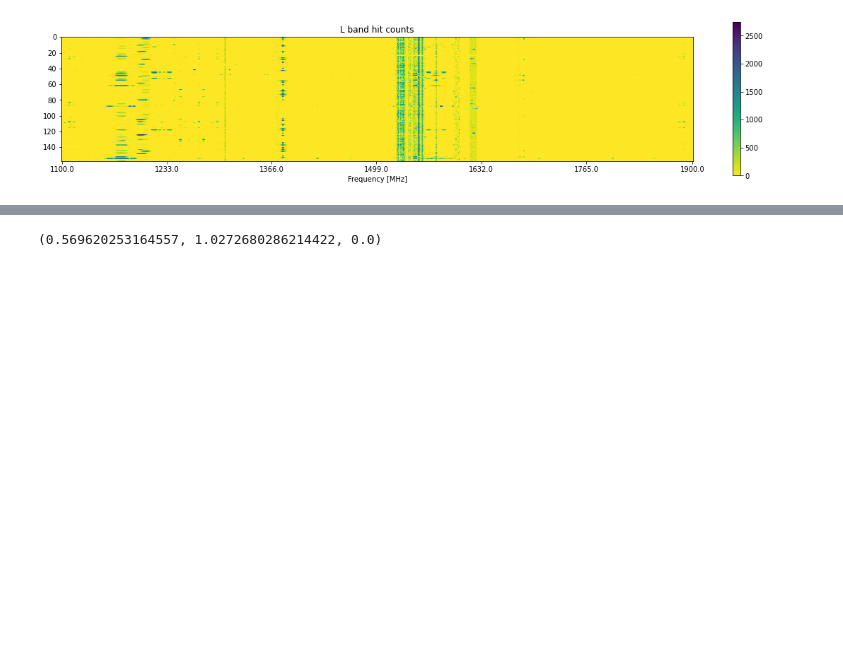
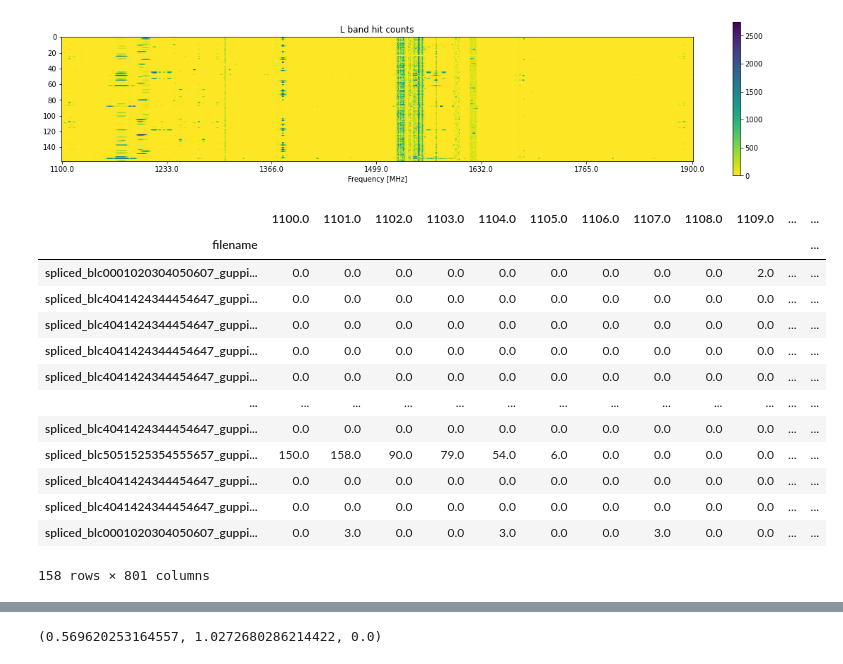
Before and after one commit to dbautista98/Breakthrough_Listen, a Jupyter notebook: turboSETI_vs_energy_detection.ipynb, the cells around one changed output, grey strips where cells are left out. Saved outputs shown, nothing was run; the diff lists cells and outputs as text; code cells hidden in the pictures; blank space fills up the shorter version.

```diff
--- a/turboSETI_vs_energy_detection.ipynb
+++ b/turboSETI_vs_energy_detection.ipynb
@@ -289,4 +296,21 @@ plt.title("L band hit counts")
 plt.show()
 # %% [output]
 [figure]
+# %%
+band
+# %% [output]
+|  | 1100.0 | 1101.0 | 1102.0 | 1103.0 | 1104.0 | 1105.0 | 1106.0 | 1107.0 | 1108.0 | 1109.0 | ... | ... |
+| filename |  |  |  |  |  |  |  |  |  |  |  | ... |
+| spliced_blc0001020304050607_guppi... | 0.0 | 0.0 | 0.0 | 0.0 | 0.0 | 0.0 | 0.0 | 0.0 | 0.0 | 2.0 | ... | ... |
+| spliced_blc4041424344454647_guppi... | 0.0 | 0.0 | 0.0 | 0.0 | 0.0 | 0.0 | 0.0 | 0.0 | 0.0 | 0.0 | ... | ... |
+| spliced_blc4041424344454647_guppi... | 0.0 | 0.0 | 0.0 | 0.0 | 0.0 | 0.0 | 0.0 | 0.0 | 0.0 | 0.0 | ... | ... |
+| spliced_blc4041424344454647_guppi... | 0.0 | 0.0 | 0.0 | 0.0 | 0.0 | 0.0 | 0.0 | 0.0 | 0.0 | 0.0 | ... | ... |
+| spliced_blc4041424344454647_guppi... | 0.0 | 0.0 | 0.0 | 0.0 | 0.0 | 0.0 | 0.0 | 0.0 | 0.0 | 0.0 | ... | ... |
+| ... | ... | ... | ... | ... | ... | ... | ... | ... | ... | ... | ... | ... |
+| spliced_blc4041424344454647_guppi... | 0.0 | 0.0 | 0.0 | 0.0 | 0.0 | 0.0 | 0.0 | 0.0 | 0.0 | 0.0 | ... | ... |
+| spliced_blc5051525354555657_guppi... | 150.0 | 158.0 | 90.0 | 79.0 | 54.0 | 6.0 | 0.0 | 0.0 | 0.0 | 0.0 | ... | ... |
+| spliced_blc4041424344454647_guppi... | 0.0 | 0.0 | 0.0 | 0.0 | 0.0 | 0.0 | 0.0 | 0.0 | 0.0 | 0.0 | ... | ... |
+| spliced_blc4041424344454647_guppi... | 0.0 | 0.0 | 0.0 | 0.0 | 0.0 | 0.0 | 0.0 | 0.0 | 0.0 | 0.0 | ... | ... |
+| spliced_blc0001020304050607_guppi... | 0.0 | 3.0 | 0.0 | 0.0 | 3.0 | 0.0 | 0.0 | 3.0 | 0.0 | 0.0 | ... | ... |
+158 rows × 801 columns
 # %%
```
Also changed, not shown: parts of 21 cells of this notebook.
